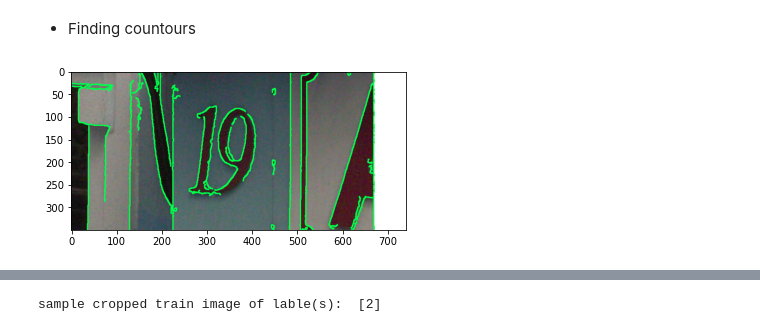
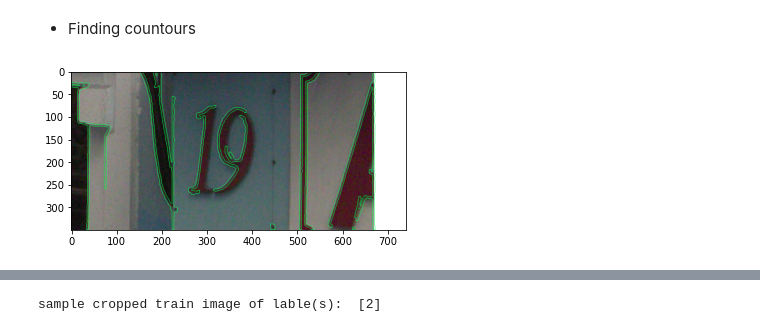
Before and after one commit to youssefg7/CSE483-Major-Task, a Jupyter notebook: trial-youssef.ipynb, the cells around one changed output, grey strips where cells are left out. Drawn from its saved outputs; the diff is of its cells as text; code cells hidden in the pictures.

Commit message:
cropped images detection

```diff
--- a/trial-youssef.ipynb
+++ b/trial-youssef.ipynb
@@ -82,3 +102,3 @@ def getPics(chosen_set):
 # %%
-train_images, train_labels = getPics("train")
+train_images, train_labels = getPicsCropped("train")
 # %% [output]
@@ -112,7 +214,9 @@ plt.show()
 # %% [markdown]
 - Canny edge detection
 # %%
-edged = cv2.Canny(blurred, 10, 70, 255)
-plt.imshow(edged, cmap='gray')
+edged = cv2.Canny(blurred, 20, 100, 255)
+edged_smoothed = cv2.GaussianBlur(edged, (5, 5), 0)
+
+plt.imshow(edged_smoothed, cmap='gray')
 plt.show()
 # %% [output]
@@ -130,10 +224,11 @@ plt.show()
 # %% [markdown]
 - Finding countours
 # %%
-contours, hierarchy  = cv2.findContours(edged, cv2.RETR_EXTERNAL, cv2.CHAIN_APPROX_SIMPLE)
-img = cv2.drawContours(train_images[i], contours, -1, (0,255,75), 2)
-plt.imshow(img)
+contours, hierarchy  = cv2.findContours(edged_smoothed, cv2.RETR_TREE, cv2.CHAIN_APPROX_SIMPLE)
+temp = train_images[i]
+cv2.drawContours(temp, contours, -1, (0,255,75), 1)
+plt.imshow(temp)
 plt.show()
 # %% [output]
-[figure, old version]
+[figure, new version]
 # %%
```
Also changed, not shown: parts of 14 cells of this notebook.
